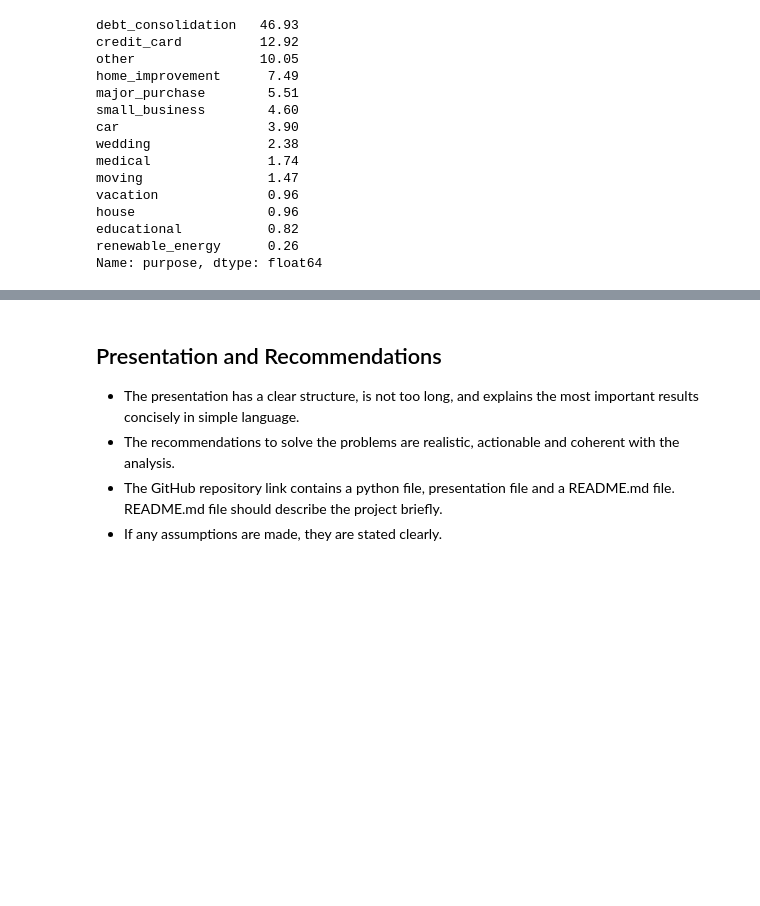
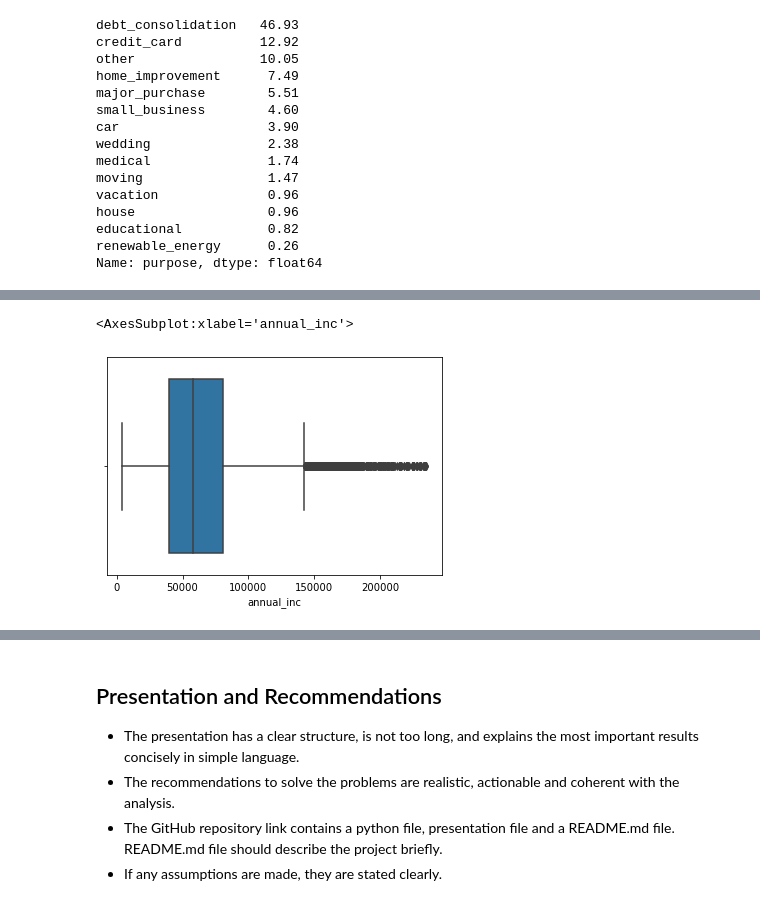
Before and after one commit to dicotips/LendingClubCaseStudy, a Jupyter notebook: Group_PavanNarra.ipynb, the cells around one changed output, grey strips where cells are left out. Drawn from its saved outputs; the diff is of its cells as text; code cells hidden in the pictures; blank space fills up the shorter version.

```diff
--- a/Group_PavanNarra.ipynb
+++ b/Group_PavanNarra.ipynb
@@ -477,0 +512,9 @@ Name: purpose, dtype: float64
+# %%
+# Removing outliers from 'annual_inc' in the quantile .99
+print('Before  Outliers Removal:\n')
+print(cleaned_data.annual_inc.describe())
+
+cleaned_data = cleaned_data[cleaned_data.annual_inc < cleaned_data.annual_inc.quantile(0.99)]
+
+print('\nAfter Outliers Removal :')
+print(cleaned_data.annual_inc.describe())
@@ -477,0 +539,6 @@ Name: purpose, dtype: float64
+# %%
+# Plotting 'annual_inc' after Outlier removal
+sns.boxplot(cleaned_data.annual_inc)
+# %% [output]
+<AxesSubplot:xlabel='annual_inc'>
+[figure, added]
```
Also changed, not shown: parts of 11 cells of this notebook.
